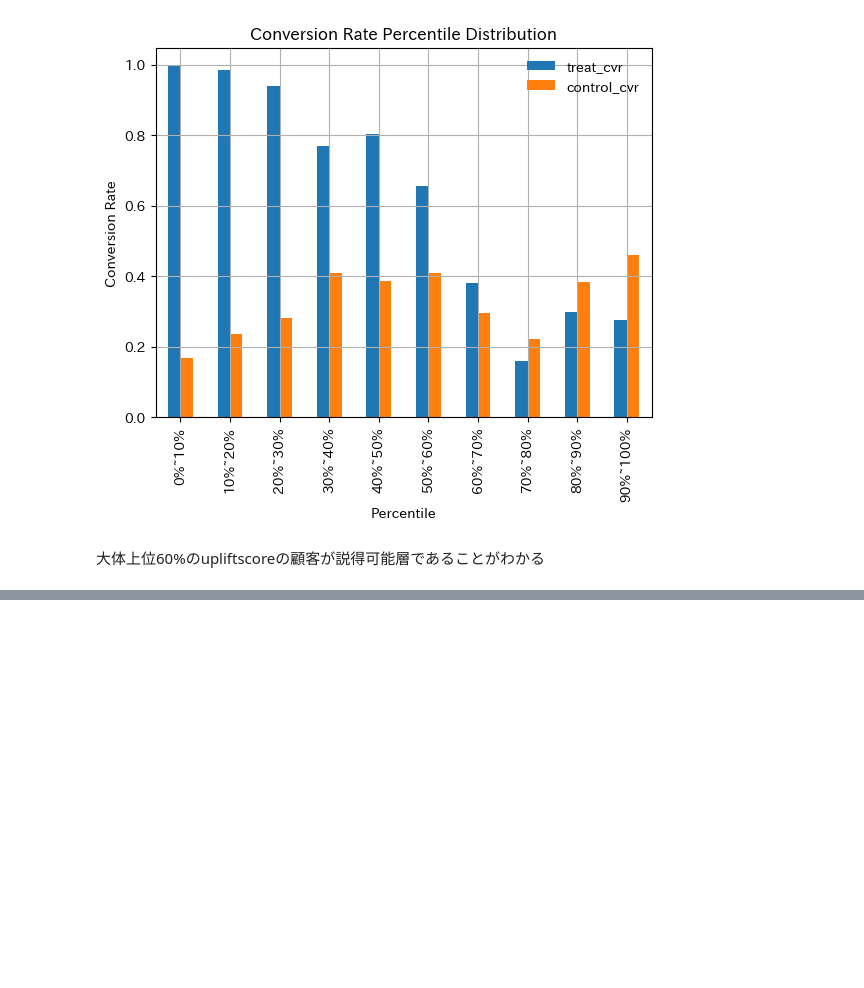
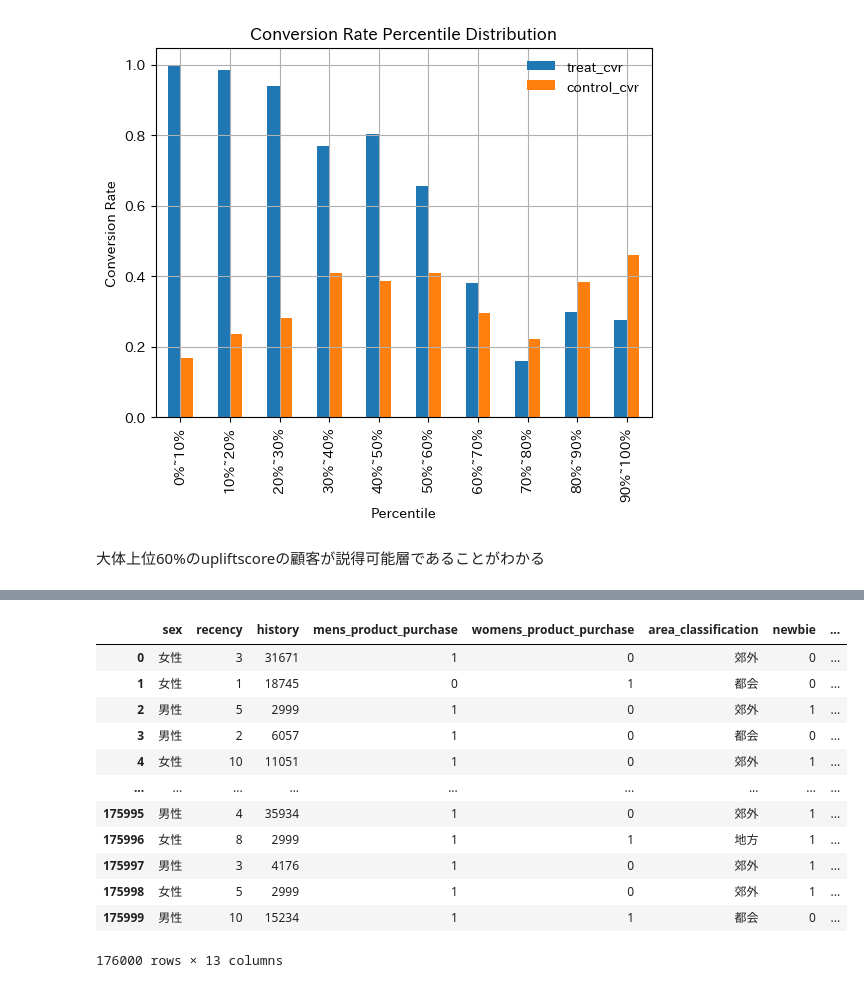
Before and after one commit to Lisankk/Dirisl_Phase2_PJT, a Jupyter notebook: calculate_auuc_ipynb_のコピー.ipynb, the cells around one changed output, grey strips where cells are left out. Drawn from its saved outputs; the diff is of its cells as text; code cells hidden in the pictures; blank space fills up the shorter version.

```diff
--- a/calculate_auuc_ipynb_のコピー.ipynb
+++ b/calculate_auuc_ipynb_のコピー.ipynb
@@ -446,3 +457,5 @@ plt.show()
 [figure]
 # %% [markdown]
 大体上位60%のupliftscoreの顧客が説得可能層であることがわかる
+# %%
+df_all = pd.read_csv('/content/drive/MyDrive/Dirisl-Phase2/data/all_results_for_coupon_sending.csv')
@@ -448,0 +484,3 @@ plt.show()
+# %%
+df_all_X_test = df_all[["recency","history", "newbie"]]
+df_all_t_test = df_all["visit"]
@@ -448,0 +539,20 @@ plt.show()
+# %%
+# クーポンありのデータでモデルをトレーニング
+model_yes = RandomForestClassifier(random_state=42)
+model_yes.fit(X_train_yes, t_train_yes)
+
+# クーポンなしのデータでモデルをトレーニング
+model_no = RandomForestClassifier(random_state=42)
+model_no.fit(X_train, t_train)
+
+# クーポンありモデルの予測 (クーポンありモデルが予測した、クーポンありの状況でのvisit確率)
+test_predictions_yes = model_yes.predict_proba(df_all_X_test)[:, 1]
+
+# クーポンなしモデルの予測  (クーポンなしモデルが予測した、クーポンなしの状況でのvisit確率)
+test_predictions_no = model_no.predict_proba(df_all_X_test)[:, 1]
+
+# Uplift Scoreの計算  (各データポイントに対して、クーポンありの場合となしの場合でそれぞれ予測されたvisit確率の差分)
+uplift_scores = test_predictions_yes - test_predictions_no
+# %%
+uplift_scores = pd.DataFrame(uplift_scores)
+uplift_scores
@@ -448,0 +584,18 @@ plt.show()
+# %%
+df_all_result = pd.concat([df_all, uplift_scores], axis=1)
+df_all_result = df_all_result.rename(columns={0: "uplift_score"})
+df_all_result
+# %% [output]
+|  | sex | recency | history | mens_product_purchase | womens_product_purchase | area_classification | newbie | ... |
+| 0 | 女性 | 3 | 31671 | 1 | 0 | 郊外 | 0 | ... |
+| 1 | 女性 | 1 | 18745 | 0 | 1 | 都会 | 0 | ... |
+| 2 | 男性 | 5 | 2999 | 1 | 0 | 郊外 | 1 | ... |
+| 3 | 男性 | 2 | 6057 | 1 | 0 | 都会 | 0 | ... |
+| 4 | 女性 | 10 | 11051 | 1 | 0 | 郊外 | 1 | ... |
+| ... | ... | ... | ... | ... | ... | ... | ... | ... |
+| 175995 | 男性 | 4 | 35934 | 1 | 0 | 郊外 | 1 | ... |
+| 175996 | 女性 | 8 | 2999 | 1 | 1 | 地方 | 1 | ... |
+| 175997 | 男性 | 3 | 4176 | 1 | 0 | 郊外 | 1 | ... |
+| 175998 | 女性 | 5 | 2999 | 1 | 0 | 郊外 | 1 | ... |
+| 175999 | 男性 | 10 | 15234 | 1 | 1 | 都会 | 0 | ... |
+176000 rows × 13 columns
```
Also changed, not shown: parts of 19 cells of this notebook.
